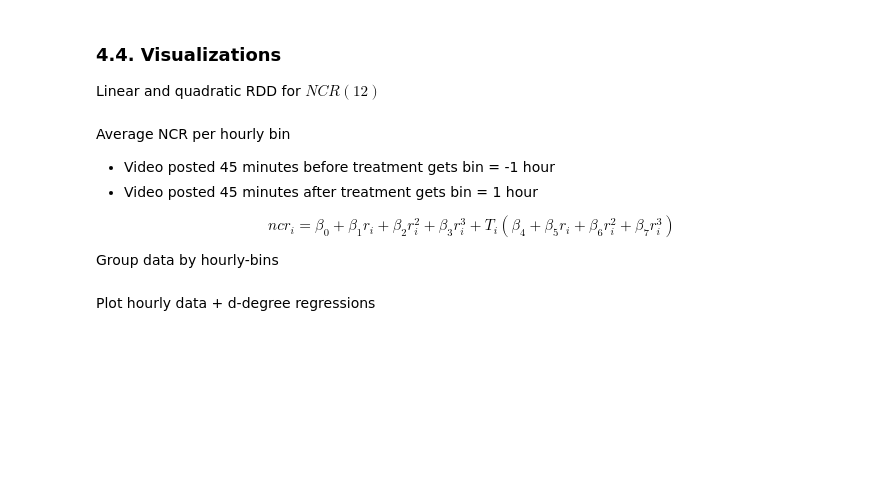
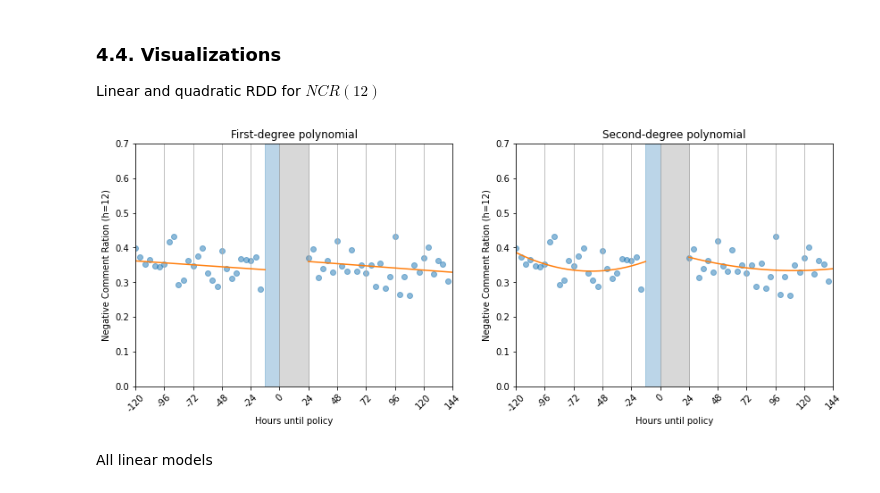
Before and after one commit to ArturoSbr/youtube-dislike-count, a Jupyter notebook: cod/02_analysis/01_analysis.ipynb, the cells around one changed output. Saved outputs shown, nothing was run; the diff lists cells and outputs as text; code cells hidden in the pictures; blank space fills up the shorter version.

Commit message:
All plots are real now

```diff
--- a/cod/02_analysis/01_analysis.ipynb
+++ b/cod/02_analysis/01_analysis.ipynb
@@ -321,8 +327,11 @@ $$Y_i = \beta_0 + \beta_1 T_i + \beta_1 R_i + \beta_2 R_i^2 + \beta_3 (T_i \time
 # %%
+# Minumum number of comments
+mask = df['post12CommentsNum'] > 0
+
 # Fit all models
 d2 = []
 for target in ['ncr1','ncr2']:
     for window in windows:
-        formula = f'{target}{window} ~ treat + r + I(r**2) + I(r * treat) + I((r**2) * treat)'
+        formula = f'{target}{window} ~ treat + r + I(r**2) + I(treat * r) + I(treat * (r**2))'
         m = sm.OLS.from_formula(formula=formula, data=df[mask]).fit(cov_type='HC0')
         d2.append(m)
@@ -383,7 +436,7 @@ t['treat'] = (t['r'] > 0).astype(int)
 
 # Data for scatter
 bin_length = 4
-s = df[['ncr1Post12','r']].copy()
+s = df.loc[mask, ['ncr1Post12','r']].copy()
 s['bin'] = (s['r'].div(60 * 60) / bin_length).apply(lambda x: floor(x))
 s = s.groupby('bin')['ncr1Post12'].mean().reset_index(name='mean')
 s['bin'] = s['bin'].multiply(bin_length * 60 * 60)
@@ -395,38 +448,33 @@ fig.set_figwidth(14)
 
 # Plot model on each axis
 for i, ax in enumerate(axs):
     # Plot linear model
     if i == 0:
         series = 'l'
     else:
         series = 'q'
     # Lines
     ax.plot(t.loc[t['treat'].eq(0), 'r'], t.loc[t['treat'].eq(0), series], color='C1')
     ax.plot(t.loc[t['treat'].eq(1), 'r'], t.loc[t['treat'].eq(1), series], color='C1')
     # Scatter
     ax.scatter(s['bin'], s['mean'], color='C0', alpha=0.5)
     # Shaded regions
     ax.axvspan(xmin=0, xmax=24*60*60, color='gray', alpha=0.3)
     ax.axvspan(xmin=-12*60*60, xmax=0, color='C0', alpha=0.3)
     # X&Y axes
     ax.set_xticks(np.arange(-5*24*60*60, 6*24*60*60+1, 24 * 60 * 60))
     ax.set_xticklabels(np.arange(-5*24, 6*24+1, 24), rotation=45)
     ax.set_xlim(-5*24*60*60, 6*24*60*60)
     ax.set_ylim(0, 0.7)
     # Labels
     title = {'l':'First-degree polynomial','q':'Second-degree polynomial'}
     ax.set_title(f'{title[series]}')
     ax.set_xlabel('Hours until policy')
     ax.set_ylabel('Negative Comment Ration (h=12)')
+    ax.grid(which='major', axis='x')
 # Save and show
 if 'google.colab' not in sys.modules:
     plt.savefig('../../fig/fig_d1d2.png', dpi=200, bbox_inches='tight')
 plt.show()
+# %% [output]
+[figure, added]
-# %% [markdown]
-Average NCR per hourly bin
-- Video posted 45 minutes before treatment gets bin = -1 hour
-- Video posted 45 minutes after treatment gets bin = 1 hour
-
-$$ncr_i = \beta_0 + \beta_1 r_i + \beta_2 r_i^2 + \beta_3 r_i^3 + T_i(\beta_4 + \beta_5 r_i + \beta_6 r_i^2 + \beta_7 r_i^3)$$
-
-Group data by hourly-bins
@@ -449,2 +481,2 @@ t = t.assign(tr1 = t['t'].multiply(t['r1']),
 # %% [markdown]
-Plot hourly data + d-degree regressions
+All linear models
```
Also changed, not shown: parts of 25 cells of this notebook.
